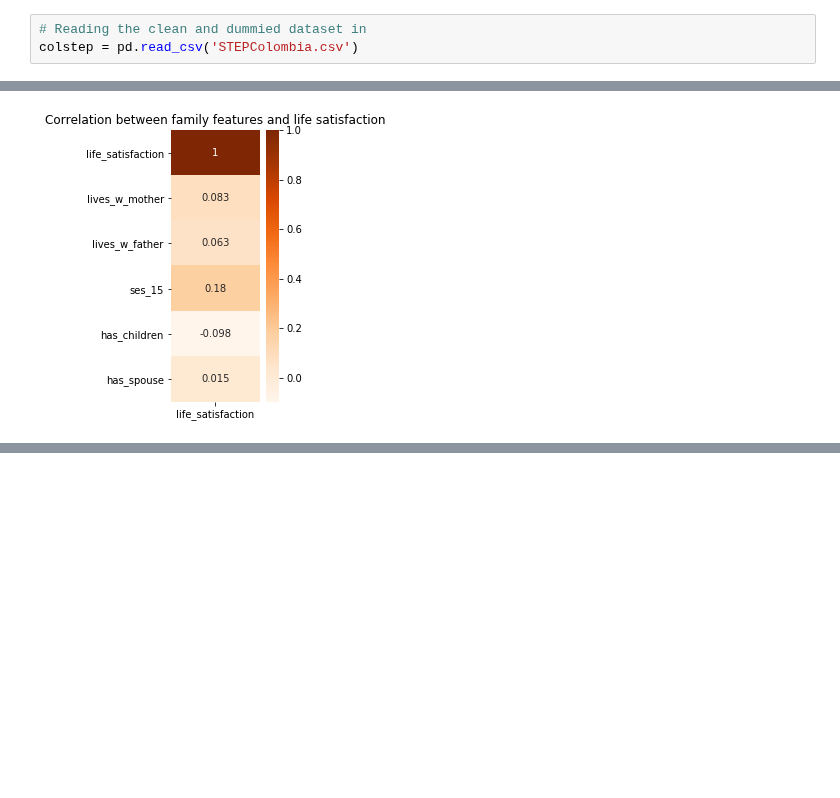
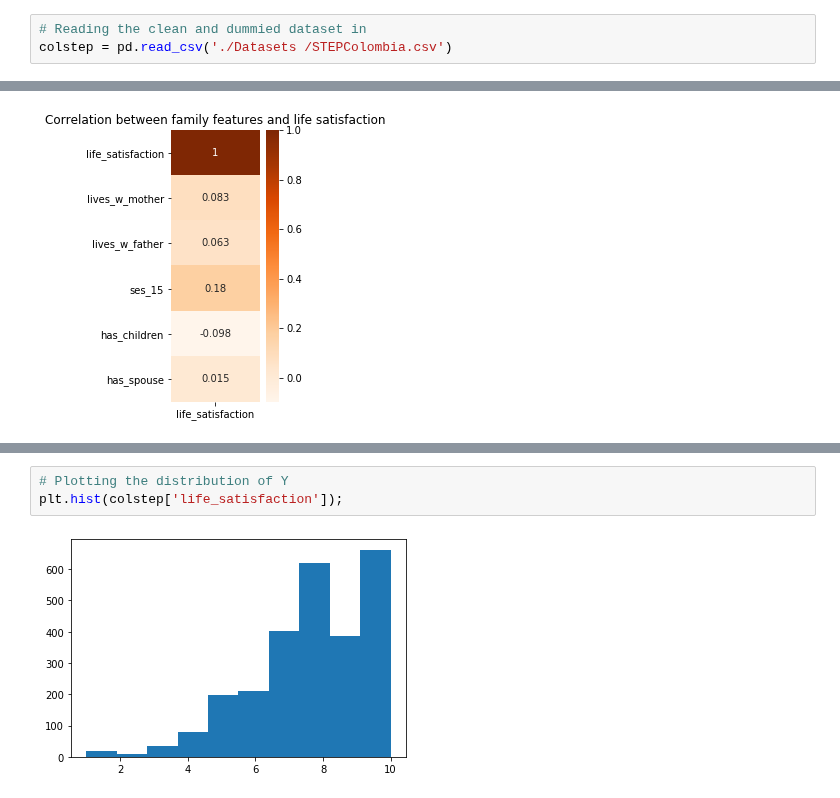
Before and after one commit to VVRoseth/1.-Predicting-happiness, a Jupyter notebook: 3. Exploratory Analysis.ipynb, the cells around one changed output, grey strips where cells are left out. Saved outputs shown, nothing was run; the diff lists cells and outputs as text; blank space fills up the shorter version.

Commit message:
new datasets for five countries

```diff
--- a/3. Exploratory Analysis.ipynb
+++ b/3. Exploratory Analysis.ipynb
@@ -11,7 +11,7 @@ import matplotlib.pyplot as plt
 import seaborn as sns
 # %%
 # Reading the clean and dummied dataset in
-colstep = pd.read_csv('STEPColombia.csv')
+colstep = pd.read_csv('./Datasets /STEPColombia.csv')
 # %%
 # Confirming this is the correct dataset
 colstep.head()
@@ -202,0 +218,5 @@ sns.heatmap(family_features.corr()[['life_satisfaction']], annot = True, cmap =
+# %%
+# Plotting the distribution of Y
+plt.hist(colstep['life_satisfaction']);
+# %% [output]
+[figure, added]
```
Also changed, not shown: parts of 2 cells of this notebook, 7 other files.
